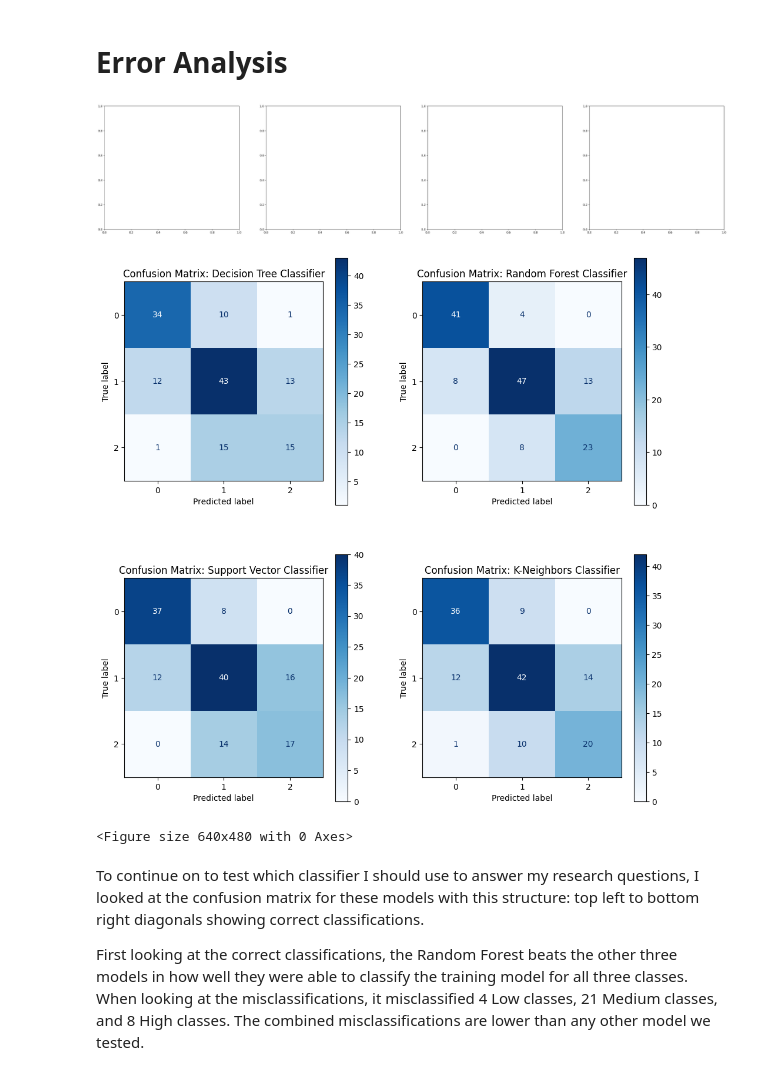
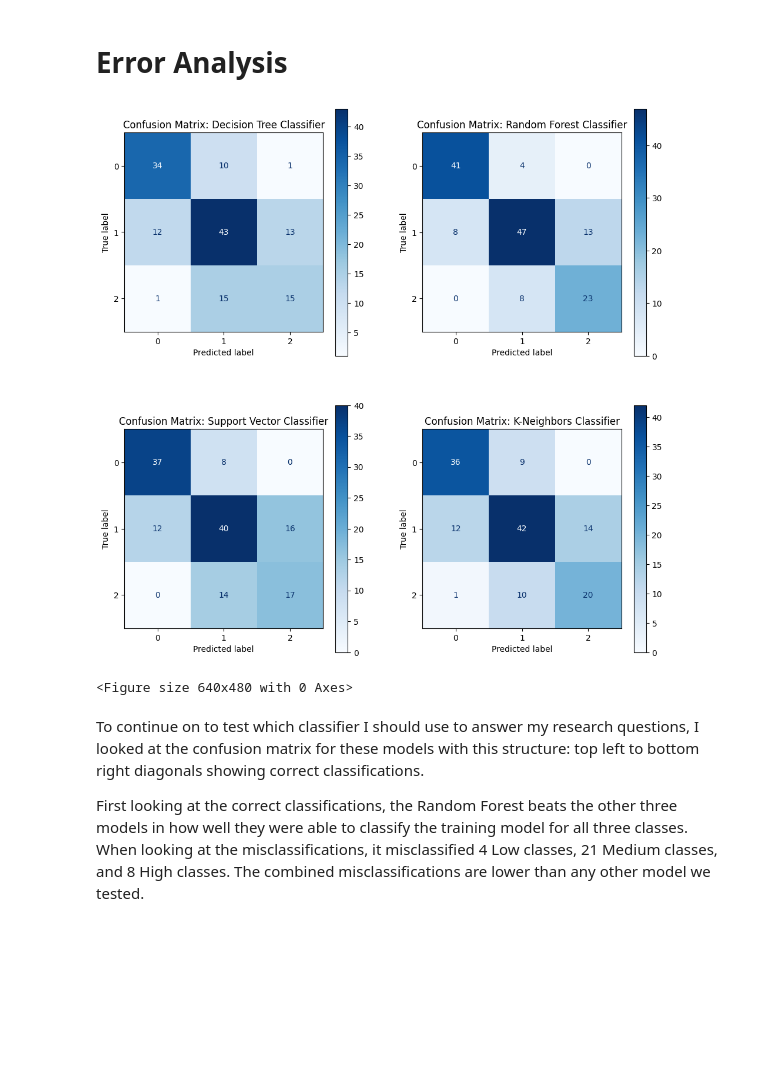
Before and after one commit to Isha-B-GitHub/COSC426-_Final, a Jupyter notebook: 426_Final_Project.ipynb, the cells around one changed output. Drawn from its saved outputs; the diff is of its cells as text; code cells hidden in the pictures; blank space fills up the shorter version.

```diff
--- a/426_Final_Project.ipynb
+++ b/426_Final_Project.ipynb
@@ -376,32 +385,28 @@ After visualizing the results, it is quite apparent that the Random Forest Class
 # %% [markdown]
 # Error Analysis
 # %%
-fig, axes = plt.subplots(1, len(models_clas), figsize=(40, 8))
-axes = axes.flatten()
-m_idx = 0
-
 num_columns = 2
 num_rows = 2
 
 fig, axes = plt.subplots(num_rows, num_columns, figsize=(6 * num_columns, 6 * num_rows))
 axes = axes.flatten()
+m_idx = 0
 
 for name, model in models_clas.items():
     ax = axes[m_idx]
     # Make predictions
     y_pred_model = model.predict(x_test_clas)
     # Calculate confusion matrix
     cm = confusion_matrix(y_test_clas, y_pred_model)
     disp = ConfusionMatrixDisplay(confusion_matrix=cm)
     disp.plot(cmap='Blues', ax=ax)
     ax.set_title(f"Confusion Matrix: {name}")
     m_idx += 1
 
 plt.show()
 plt.clf()
 # %% [output]
-[figure, old version]
+[figure, new version]
-[figure, removed]
 <Figure size 640x480 with 0 Axes>
 # %% [markdown]
 To continue on to test which classifier I should use to answer my research questions, I looked at the confusion matrix for these models with this structure: top left to bottom right diagonals showing correct classifications.
```
Also changed, not shown: parts of 20 cells of this notebook.
